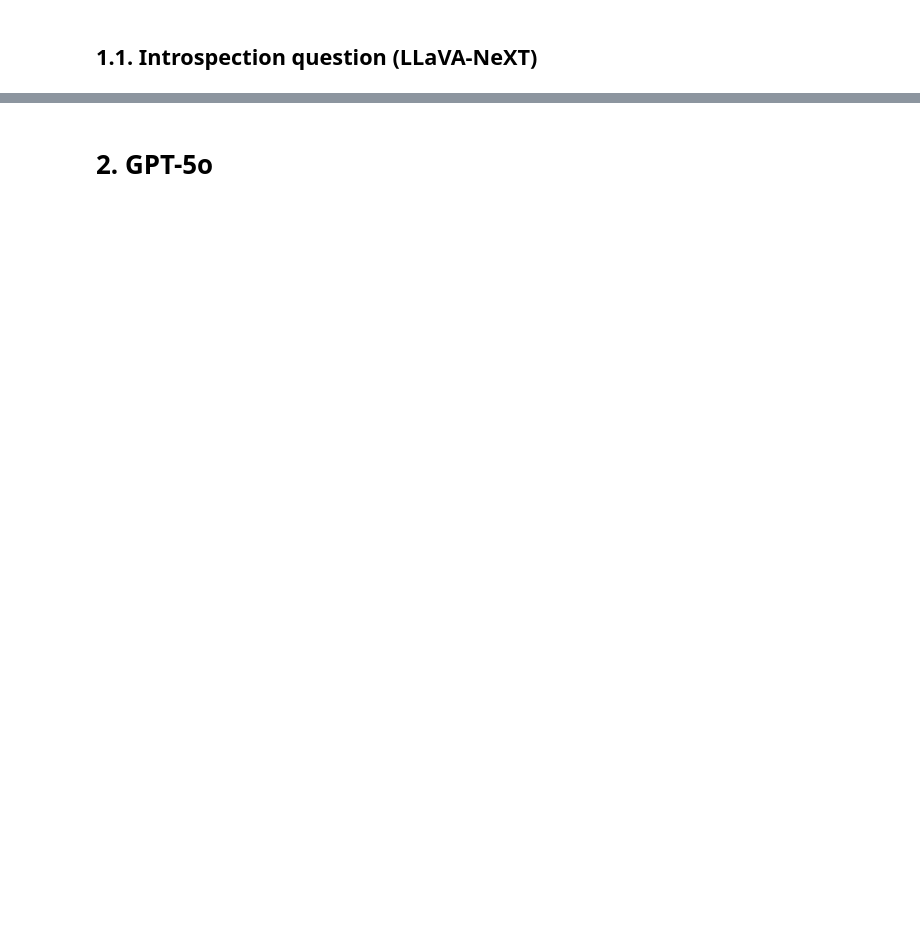
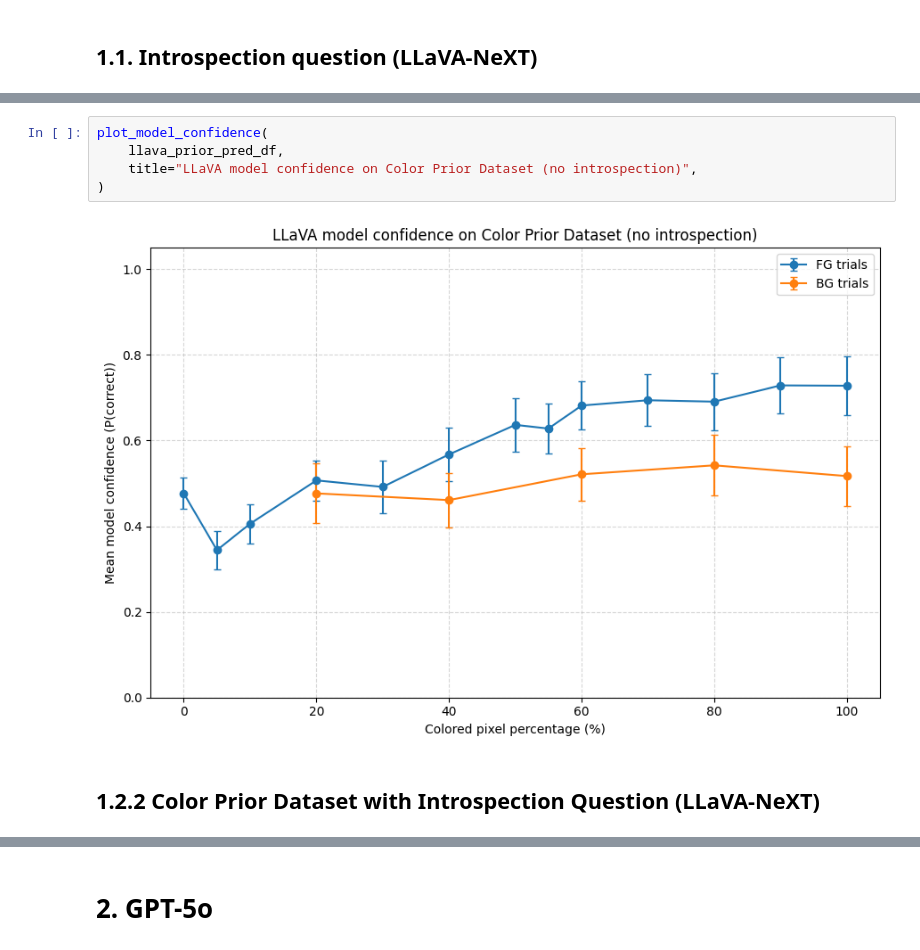
Before and after one commit to jonnemi/color-concept-entanglement, a Jupyter notebook: model_evaluation/VLM_evaluations.ipynb, the cells around one changed output, grey strips where cells are left out. Saved outputs shown, nothing was run; the diff lists cells and outputs as text; blank space fills up the shorter version.

```diff
--- a/model_evaluation/VLM_evaluations.ipynb
+++ b/model_evaluation/VLM_evaluations.ipynb
@@ -367,0 +297,9 @@ plt.show()
+# %%
+plot_model_confidence(
+    llava_prior_pred_df,
+    title="LLaVA model confidence on Color Prior Dataset (no introspection)",
+)
+# %% [output]
+[figure, added]
+# %% [markdown]
+## 1.2.2 Color Prior Dataset with Introspection Question (LLaVA-NeXT)
```
Also changed, not shown: parts of 40 cells of this notebook, 2 other files.
